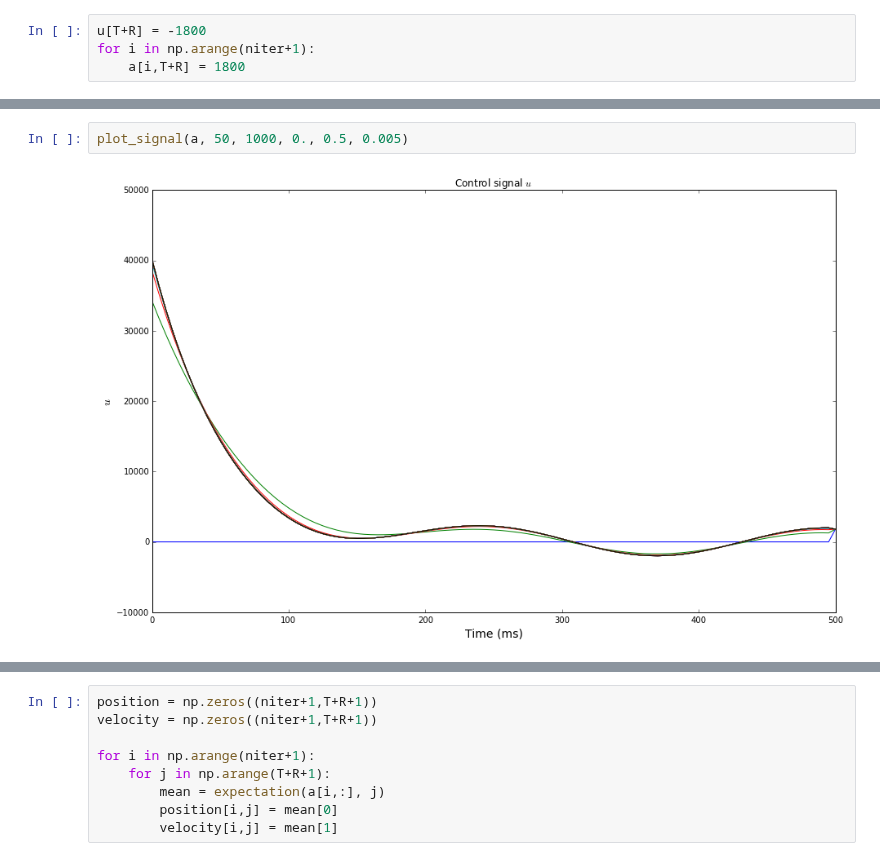
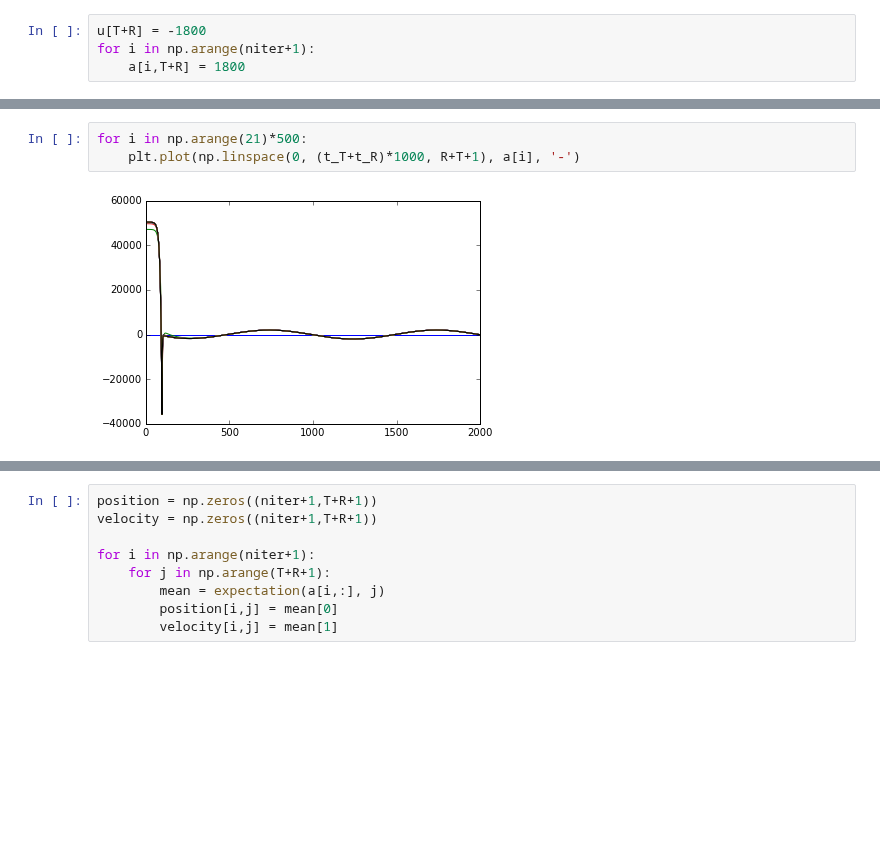
Before and after one commit to AnaideT/OptimalPrecision, a Jupyter notebook: 2017-06-13 Generalized coordinates.ipynb, the cells around one changed output, grey strips where cells are left out. Drawn from its saved outputs; the diff is of its cells as text; blank space fills up the shorter version.

```diff
--- a/2017-06-13 Generalized coordinates.ipynb
+++ b/2017-06-13 Generalized coordinates.ipynb
@@ -313,4 +249,5 @@ plt.plot(a[niter])
-# %%
-plot_signal(a, 50, 1000, 0., 0.5, 0.005)
-# %% [output]
-[figure, removed]
+# %%
+for i in np.arange(21)*500:
+    plt.plot(np.linspace(0, (t_T+t_R)*1000, R+T+1), a[i], '-')
+# %% [output]
+[figure, added]
```
Also changed, not shown: parts of 32 cells of this notebook, 5 other files.
